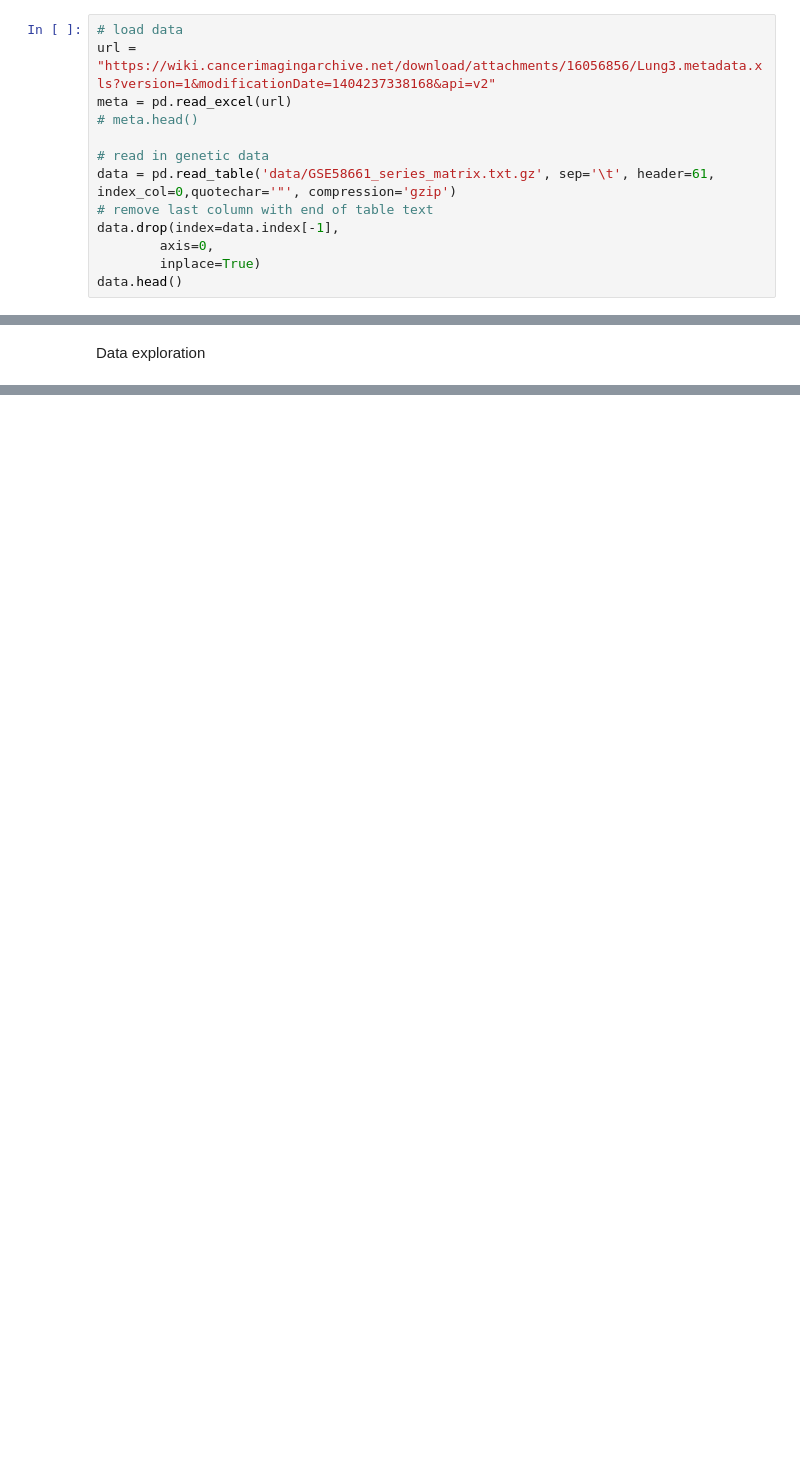
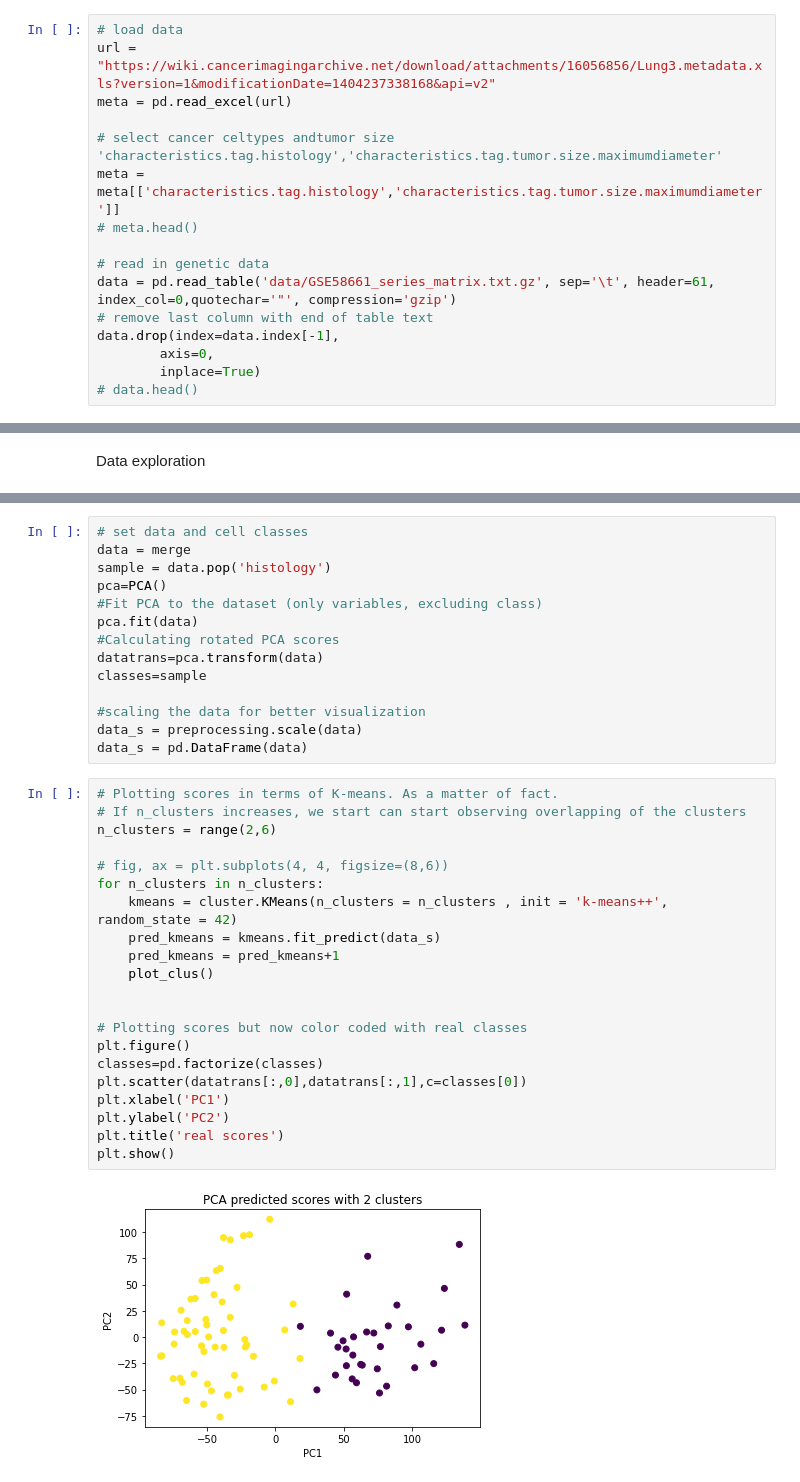
Before and after one commit to DaLuSt/DSLS-DS3-Machine-learning, a Jupyter notebook: Unsupervised-learning/Unsupervised_Assingment_DaanSteur_379943_DSLS.ipynb, the cells around one changed output, grey strips where cells are left out. Saved outputs shown, nothing was run; the diff lists cells and outputs as text; blank space fills up the shorter version.

```diff
--- a/Unsupervised-learning/Unsupervised_Assingment_DaanSteur_379943_DSLS.ipynb
+++ b/Unsupervised-learning/Unsupervised_Assingment_DaanSteur_379943_DSLS.ipynb
@@ -32,6 +41,9 @@ from sklearn.decomposition import PCA
 # load data
 url = "https://wiki.cancerimagingarchive.net/download/attachments/16056856/Lung3.metadata.xls?version=1&modificationDate=1404237338168&api=v2"
 meta = pd.read_excel(url)
+
+# select cancer celtypes andtumor size 'characteristics.tag.histology','characteristics.tag.tumor.size.maximumdiameter'
+meta = meta[['characteristics.tag.histology','characteristics.tag.tumor.size.maximumdiameter']]
 # meta.head()
 
 # read in genetic data
@@ -40,4 +52,4 @@ data = pd.read_table('data/GSE58661_series_matrix.txt.gz', sep='\t', header=61,
 data.drop(index=data.index[-1],
         axis=0,
         inplace=True)
-data.head()
+# data.head()
@@ -191,0 +140,37 @@ plt.scatter(merge['characteristics.tag.tumor.size.maximumdiameter'], merge['char
+# %%
+# set data and cell classes
+data = merge
+sample = data.pop('histology')
+pca=PCA()
+#Fit PCA to the dataset (only variables, excluding class)
+pca.fit(data)
+#Calculating rotated PCA scores
+datatrans=pca.transform(data)
+classes=sample
+
+#scaling the data for better visualization
+data_s = preprocessing.scale(data)
+data_s = pd.DataFrame(data)
+# %%
+# Plotting scores in terms of K-means. As a matter of fact.
+# If n_clusters increases, we start can start observing overlapping of the clusters
+n_clusters = range(2,6)
+
+# fig, ax = plt.subplots(4, 4, figsize=(8,6))
+for n_clusters in n_clusters:
+    kmeans = cluster.KMeans(n_clusters = n_clusters , init = 'k-means++', random_state = 42)
+    pred_kmeans = kmeans.fit_predict(data_s)
+    pred_kmeans = pred_kmeans+1
+    plot_clus()
+
+
+# Plotting scores but now color coded with real classes
+plt.figure()
+classes=pd.factorize(classes)
+plt.scatter(datatrans[:,0],datatrans[:,1],c=classes[0])
+plt.xlabel('PC1')
+plt.ylabel('PC2')
+plt.title('real scores')
+plt.show()
+# %% [output]
+[figure, added]
```
Also changed, not shown: parts of 20 cells of this notebook.
